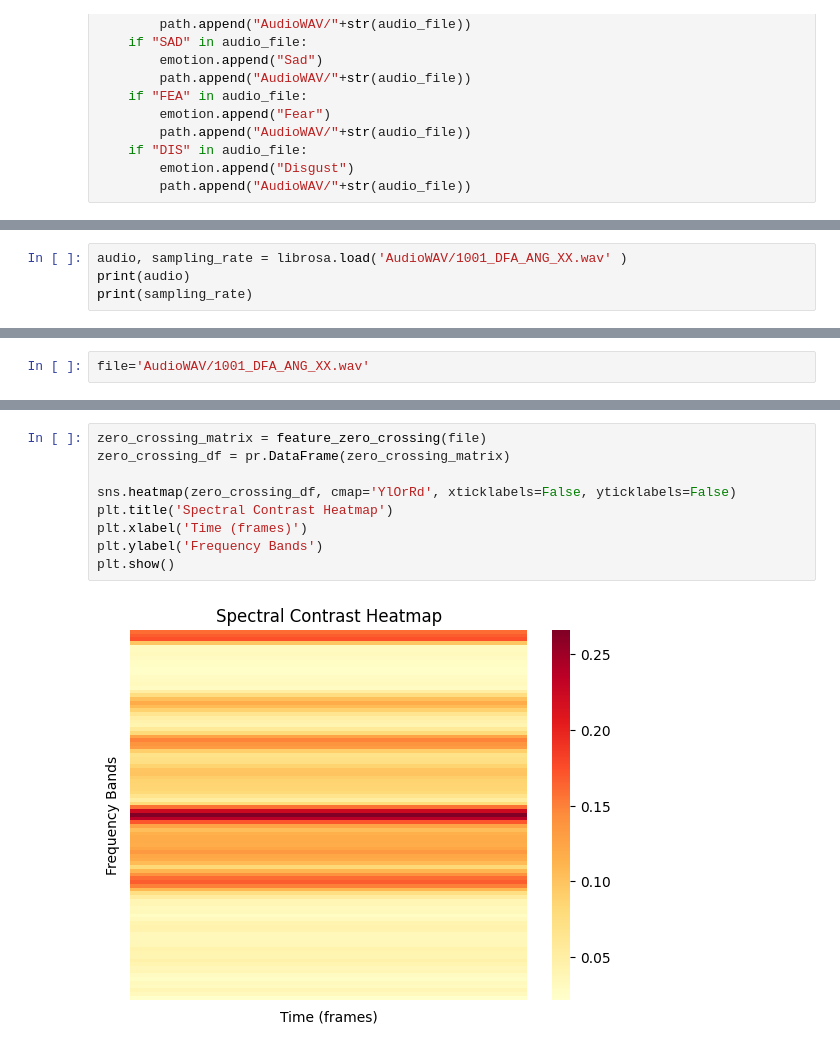
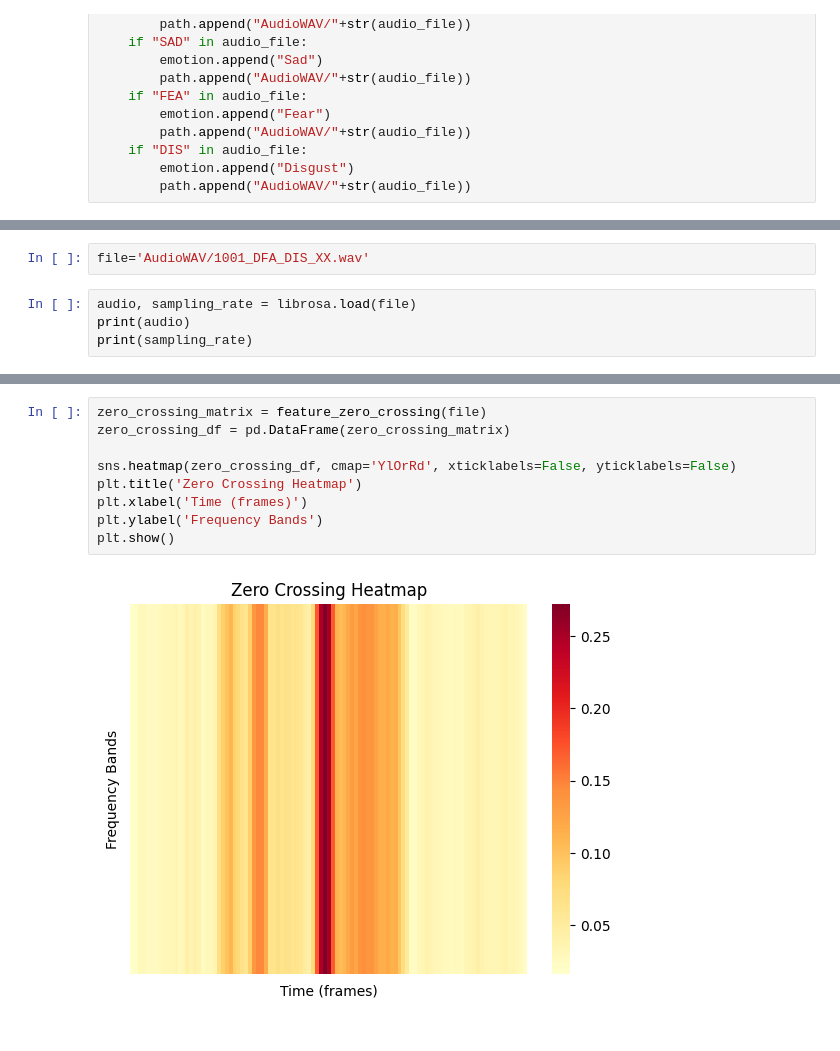
Before and after one commit to prempatell/Audio-Emotion-Detection, a Jupyter notebook: Audio Sentiment Analysis/preprocess.ipynb, the cells around one changed output, grey strips where cells are left out. Drawn from its saved outputs; the diff is of its cells as text.

```diff
--- a/Audio Sentiment Analysis/preprocess.ipynb
+++ b/Audio Sentiment Analysis/preprocess.ipynb
@@ -49,5 +41,7 @@ shape: (5, 2)
+# %%
+file='AudioWAV/1001_DFA_DIS_XX.wav'
 # %%
-audio, sampling_rate = librosa.load('AudioWAV/1001_DFA_ANG_XX.wav' )
+audio, sampling_rate = librosa.load(file)
 print(audio)
 print(sampling_rate)
 # %% [output]
@@ -63,5 +57,3 @@ librosa.display.waveshow(audio, sr=sampling_rate)
-# %%
-file='AudioWAV/1001_DFA_ANG_XX.wav'
 # %%
 def feature_MFCC_Delta(file_path):
     audio_file=file_path
@@ -203,11 +196,11 @@ array([[0.15966797, 0.16748047, 0.17382812, 0.09814453, 0.03125   ,
 # %%
 zero_crossing_matrix = feature_zero_crossing(file)
-zero_crossing_df = pr.DataFrame(zero_crossing_matrix)
+zero_crossing_df = pd.DataFrame(zero_crossing_matrix)
 
 sns.heatmap(zero_crossing_df, cmap='YlOrRd', xticklabels=False, yticklabels=False)
-plt.title('Spectral Contrast Heatmap')
+plt.title('Zero Crossing Heatmap')
 plt.xlabel('Time (frames)')
 plt.ylabel('Frequency Bands')
 plt.show()
 # %% [output]
-[figure, old version]
+[figure, new version]
```
Also changed, not shown: parts of 26 cells of this notebook.
